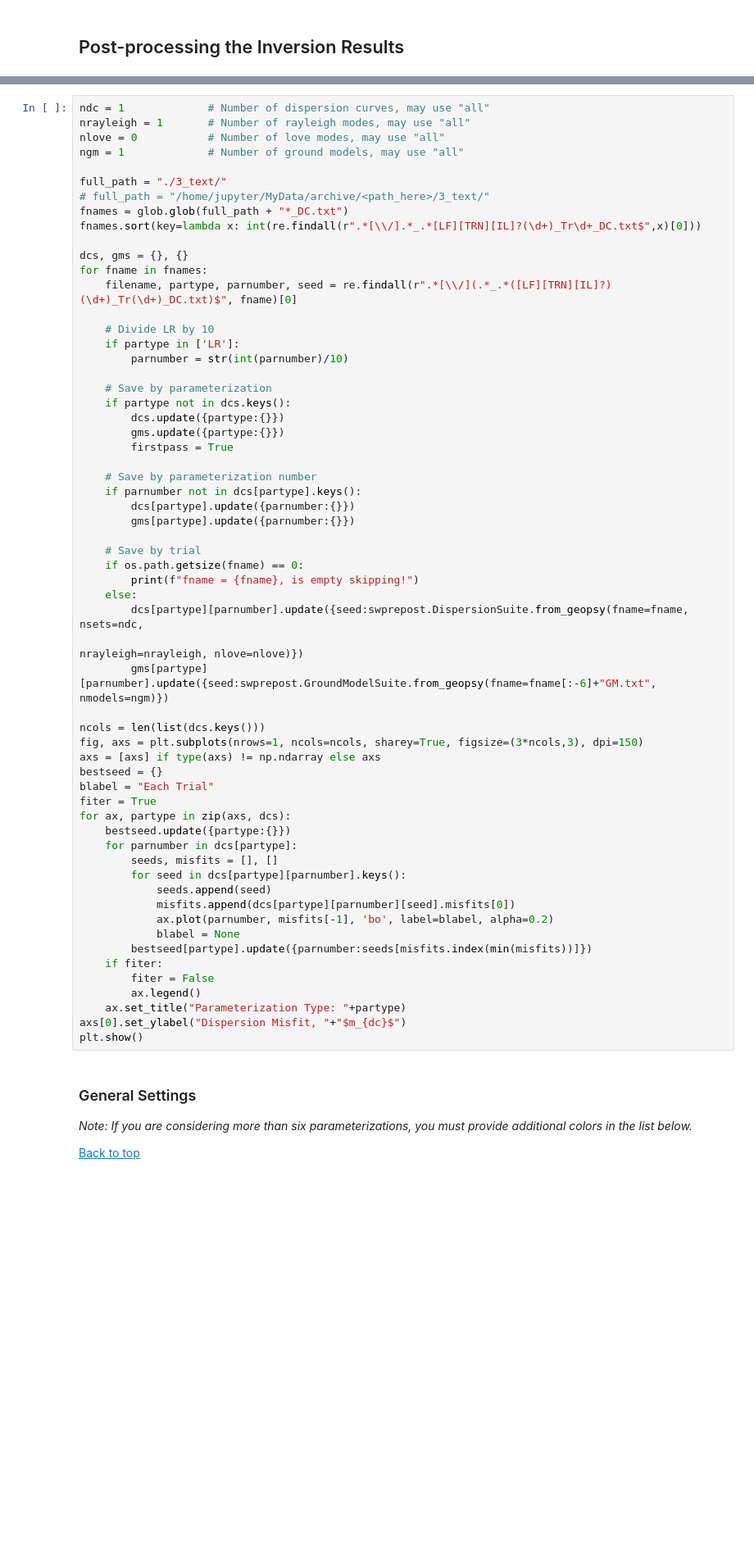
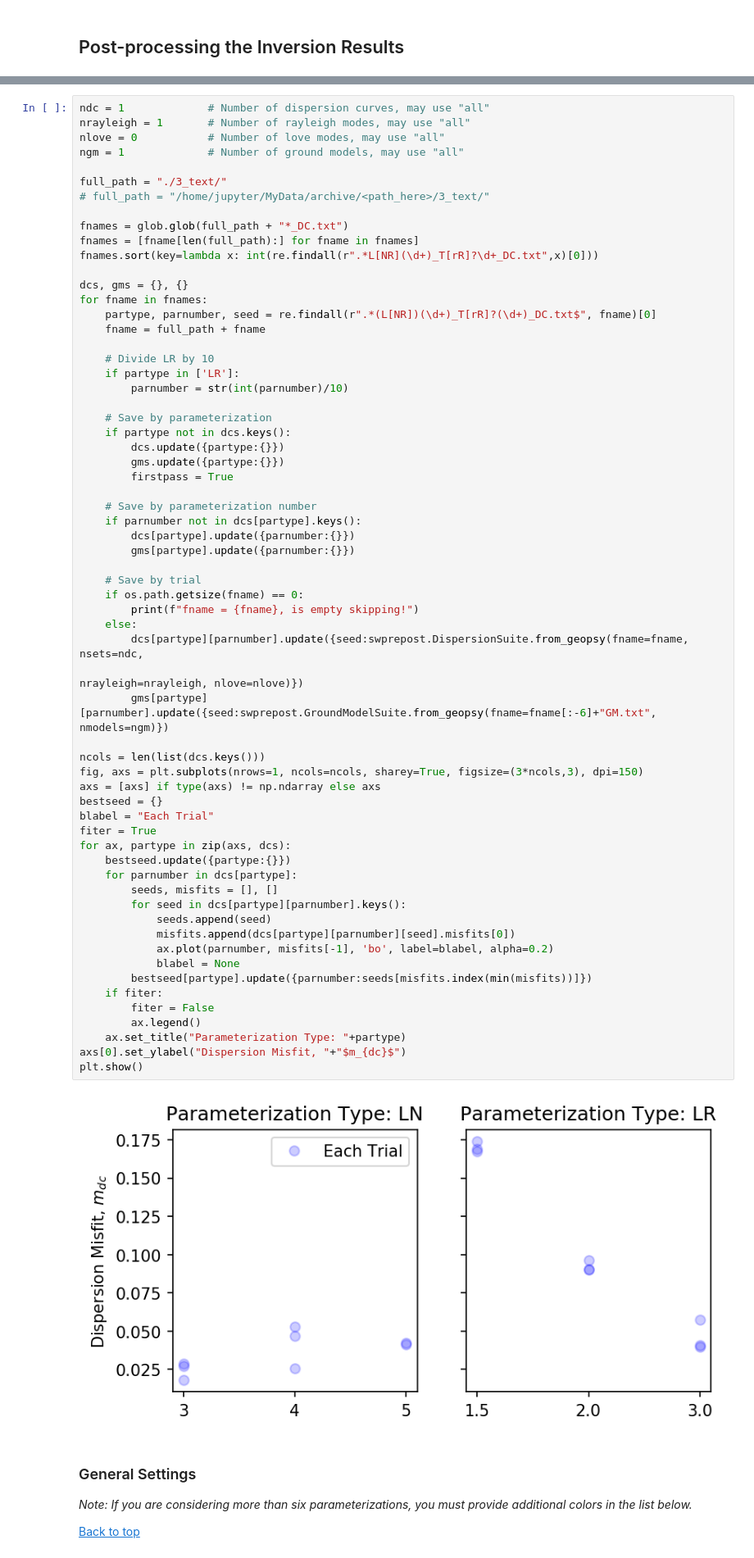
Before and after one commit to jpvantassel/swprepost, a Jupyter notebook: examples/adv/example_swinvert_workflow.ipynb, the cells around one changed output, grey strips where cells are left out. Shown at 82% size. Saved outputs shown, nothing was run; the diff lists cells and outputs as text; blank space fills up the shorter version.

```diff
--- a/examples/adv/example_swinvert_workflow.ipynb
+++ b/examples/adv/example_swinvert_workflow.ipynb
@@ -383,12 +486,15 @@ ngm = 1             # Number of ground models, may use "all"
 
 full_path = "./3_text/"
 # full_path = "/home/jupyter/MyData/archive/<path_here>/3_text/"
+
 fnames = glob.glob(full_path + "*_DC.txt")
-fnames.sort(key=lambda x: int(re.findall(r".*[\\/].*_.*[LF][TRN][IL]?(\d+)_Tr\d+_DC.txt$",x)[0]))
+fnames = [fname[len(full_path):] for fname in fnames]
+fnames.sort(key=lambda x: int(re.findall(r".*L[NR](\d+)_T[rR]?\d+_DC.txt",x)[0]))
 
 dcs, gms = {}, {}
 for fname in fnames:
-    filename, partype, parnumber, seed = re.findall(r".*[\\/](.*_.*([LF][TRN][IL]?)(\d+)_Tr(\d+)_DC.txt)$", fname)[0]
+    partype, parnumber, seed = re.findall(r".*(L[NR])(\d+)_T[rR]?(\d+)_DC.txt$", fname)[0]
+    fname = full_path + fname
 
     # Divide LR by 10
     if partype in ['LR']:
@@ -408,33 +514,35 @@ for fname in fnames:
     # Save by trial
     if os.path.getsize(fname) == 0:
         print(f"fname = {fname}, is empty skipping!")
     else:
         dcs[partype][parnumber].update({seed:swprepost.DispersionSuite.from_geopsy(fname=fname, nsets=ndc,
                                                                                    nrayleigh=nrayleigh, nlove=nlove)})
         gms[partype][parnumber].update({seed:swprepost.GroundModelSuite.from_geopsy(fname=fname[:-6]+"GM.txt", nmodels=ngm)})
 
 ncols = len(list(dcs.keys()))
 fig, axs = plt.subplots(nrows=1, ncols=ncols, sharey=True, figsize=(3*ncols,3), dpi=150)
 axs = [axs] if type(axs) != np.ndarray else axs
 bestseed = {}
 blabel = "Each Trial"
 fiter = True
 for ax, partype in zip(axs, dcs):
     bestseed.update({partype:{}})
     for parnumber in dcs[partype]:
         seeds, misfits = [], []
         for seed in dcs[partype][parnumber].keys():
             seeds.append(seed)
             misfits.append(dcs[partype][parnumber][seed].misfits[0])
             ax.plot(parnumber, misfits[-1], 'bo', label=blabel, alpha=0.2)
             blabel = None
         bestseed[partype].update({parnumber:seeds[misfits.index(min(misfits))]})
     if fiter:
         fiter = False
         ax.legend()
     ax.set_title("Parameterization Type: "+partype)
 axs[0].set_ylabel("Dispersion Misfit, "+"$m_{dc}$")
 plt.show()
+# %% [output]
+[figure, added]
 # %% [markdown]
 ### General Settings
 
```
Also changed, not shown: parts of 15 cells of this notebook.
